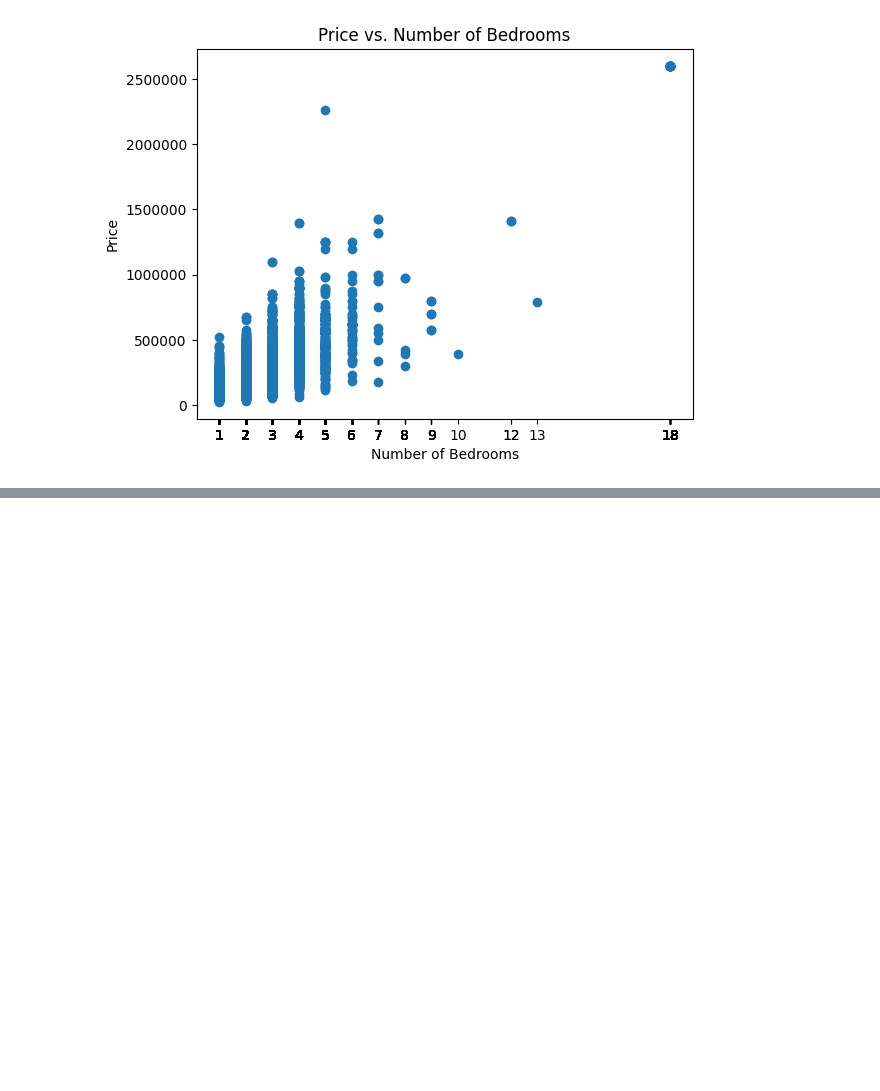
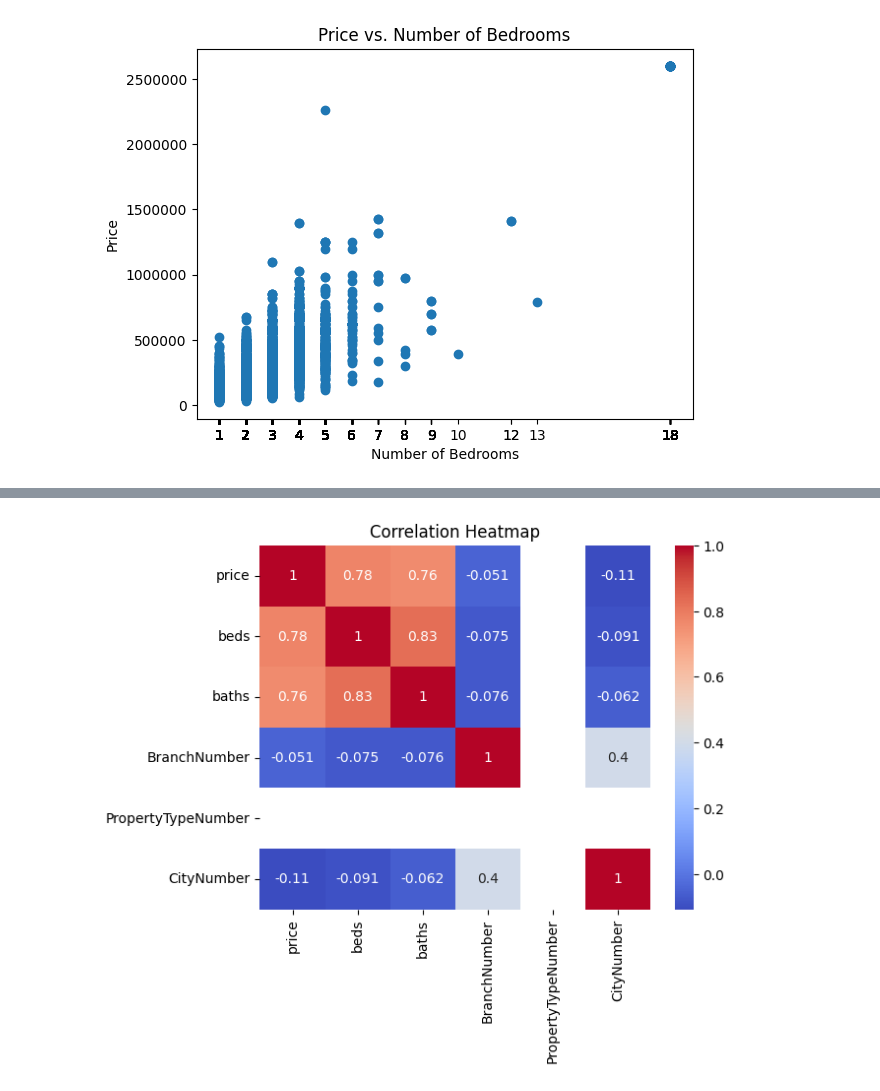
Before and after one commit to HassanM08/uon-dsda-22-y2-group-project-team-1, a Jupyter notebook: investigations/TestModels.ipynb, the cells around one changed output, grey strips where cells are left out. Saved outputs shown, nothing was run; the diff lists cells and outputs as text; code cells hidden in the pictures; blank space fills up the shorter version.

Commit message:
Plotting a heatmap to identify correlated features

```diff
--- a/investigations/TestModels.ipynb
+++ b/investigations/TestModels.ipynb
@@ -95,0 +115,18 @@ plt.show()
+# %%
+branchid = {}
+for idx, name in enumerate(df_without_column['branch'].unique()):
+    branchid[name] = idx
+df_without_column['BranchNumber'] = df_without_column['branch'].map(branchid)
+# %%
+property_type = {}
+for idx, name in enumerate(df_without_column['property type'].unique()):
+    property_type[name] = idx
+df_without_column['PropertyTypeNumber'] = df_without_column['property type'].map(property_type)
+# %%
+city = {}
+for idx, name in enumerate(df_without_column['city'].unique()):
+    city[name] = idx
+df_without_column['CityNumber'] = df_without_column['city'].map(city)
+# %%
+columns_to_remove = ['branch','property type','city']
+df_without_column = df_without_column.drop(columns_to_remove, axis = 1)
@@ -95,0 +149,8 @@ plt.show()
+# %%
+# Correlation Heatmap
+corr_matrix = df_without_column.corr()
+sns.heatmap(corr_matrix, annot=True, cmap='coolwarm')
+plt.title('Correlation Heatmap')
+plt.show()
+# %% [output]
+[figure, added]
```
Also changed, not shown: parts of 3 cells of this notebook.
